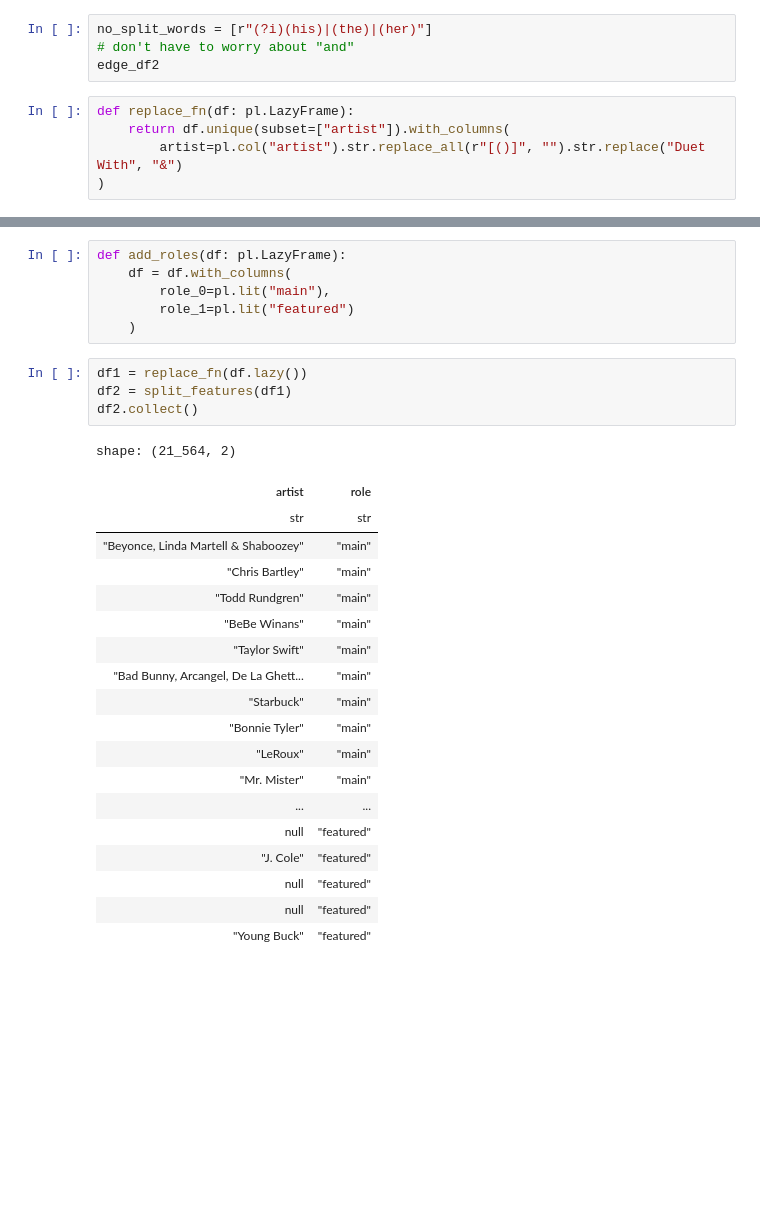
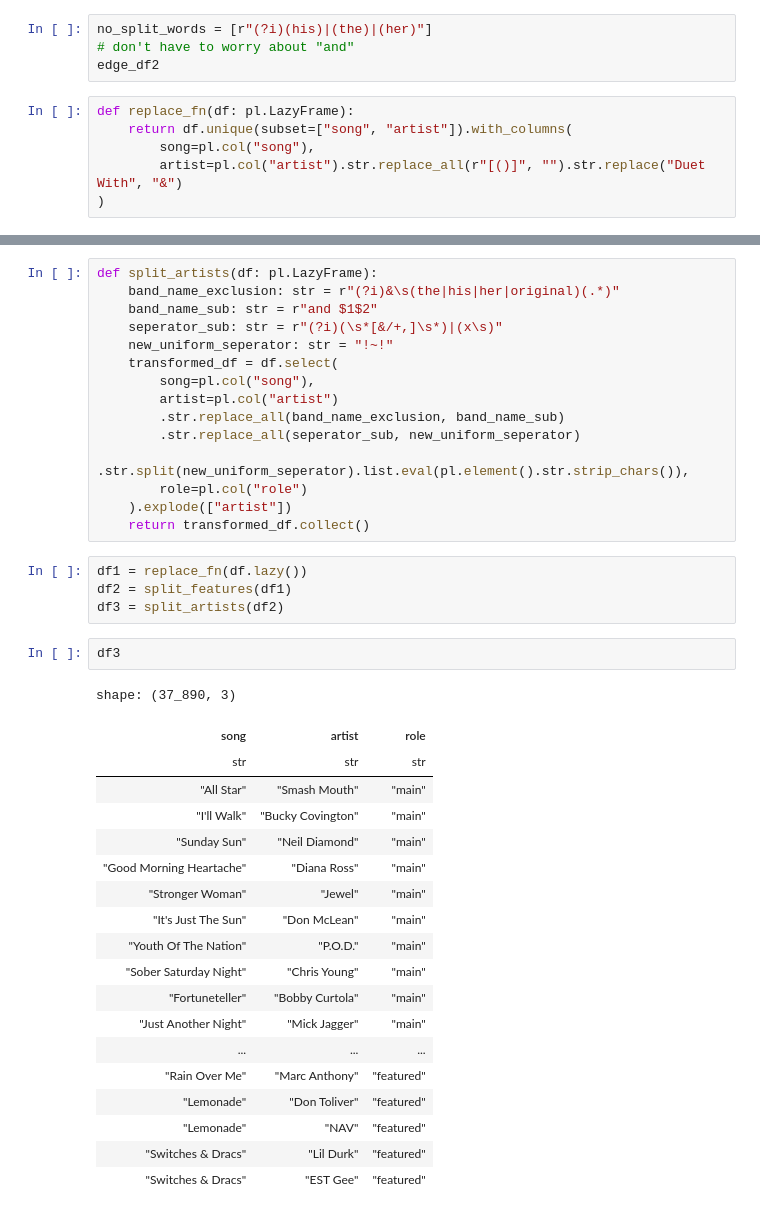
Before and after one commit to ashley-logan/billboard-project, a Jupyter notebook: etl/test_edge_cases.ipynb, the cells around one changed output, grey strips where cells are left out. Saved outputs shown, nothing was run; the diff lists cells and outputs as text; blank space fills up the shorter version.

```diff
--- a/etl/test_edge_cases.ipynb
+++ b/etl/test_edge_cases.ipynb
@@ -85,7 +85,8 @@ no_split_words = [r"(?i)(his)|(the)|(her)"]
 edge_df2
 # %%
 def replace_fn(df: pl.LazyFrame):
-    return df.unique(subset=["artist"]).with_columns(
+    return df.unique(subset=["song", "artist"]).with_columns(
+        song=pl.col("song"),
         artist=pl.col("artist").str.replace_all(r"[()]", "").str.replace("Duet With", "&")
 )
 # %%
@@ -101,30 +114,41 @@ def split_features(df: pl.LazyFrame):
-# %%
-def add_roles(df: pl.LazyFrame):
-    df = df.with_columns(
-        role_0=pl.lit("main"),
-        role_1=pl.lit("featured")
-    )
+# %%
+def split_artists(df: pl.LazyFrame):
+    band_name_exclusion: str = r"(?i)&\s(the|his|her|original)(.*)"
+    band_name_sub: str = r"and $1$2"
+    seperator_sub: str = r"(?i)(\s*[&/+,]\s*)|(x\s)"
+    new_uniform_seperator: str = "!~!"
+    transformed_df = df.select(
+        song=pl.col("song"),
+        artist=pl.col("artist")
+        .str.replace_all(band_name_exclusion, band_name_sub)
+        .str.replace_all(seperator_sub, new_uniform_seperator)
+        .str.split(new_uniform_seperator).list.eval(pl.element().str.strip_chars()),
+        role=pl.col("role")
+    ).explode(["artist"])
+    return transformed_df.collect()
 # %%
 df1 = replace_fn(df.lazy())
 df2 = split_features(df1)
-df2.collect()
+df3 = split_artists(df2)
-# %% [output]
-shape: (21_564, 2)
-| artist | role |
-| str | str |
-| "Beyonce, Linda Martell & Shaboozey" | "main" |
-| "Chris Bartley" | "main" |
-| "Todd Rundgren" | "main" |
-| "BeBe Winans" | "main" |
-| "Taylor Swift" | "main" |
-| "Bad Bunny, Arcangel, De La Ghett... | "main" |
-| "Starbuck" | "main" |
-| "Bonnie Tyler" | "main" |
-| "LeRoux" | "main" |
-| "Mr. Mister" | "main" |
-| ... | ... |
-| null | "featured" |
-| "J. Cole" | "featured" |
-| null | "featured" |
-| null | "featured" |
-| "Young Buck" | "featured" |
+# %%
+df3
+# %% [output]
+shape: (37_890, 3)
+| song | artist | role |
+| str | str | str |
+| "All Star" | "Smash Mouth" | "main" |
+| "I'll Walk" | "Bucky Covington" | "main" |
+| "Sunday Sun" | "Neil Diamond" | "main" |
+| "Good Morning Heartache" | "Diana Ross" | "main" |
+| "Stronger Woman" | "Jewel" | "main" |
+| "It's Just The Sun" | "Don McLean" | "main" |
+| "Youth Of The Nation" | "P.O.D." | "main" |
+| "Sober Saturday Night" | "Chris Young" | "main" |
+| "Fortuneteller" | "Bobby Curtola" | "main" |
+| "Just Another Night" | "Mick Jagger" | "main" |
+| ... | ... | ... |
+| "Rain Over Me" | "Marc Anthony" | "featured" |
+| "Lemonade" | "Don Toliver" | "featured" |
+| "Lemonade" | "NAV" | "featured" |
+| "Switches & Dracs" | "Lil Durk" | "featured" |
+| "Switches & Dracs" | "EST Gee" | "featured" |
```
Also changed, not shown: parts of 1 cell of this notebook.
